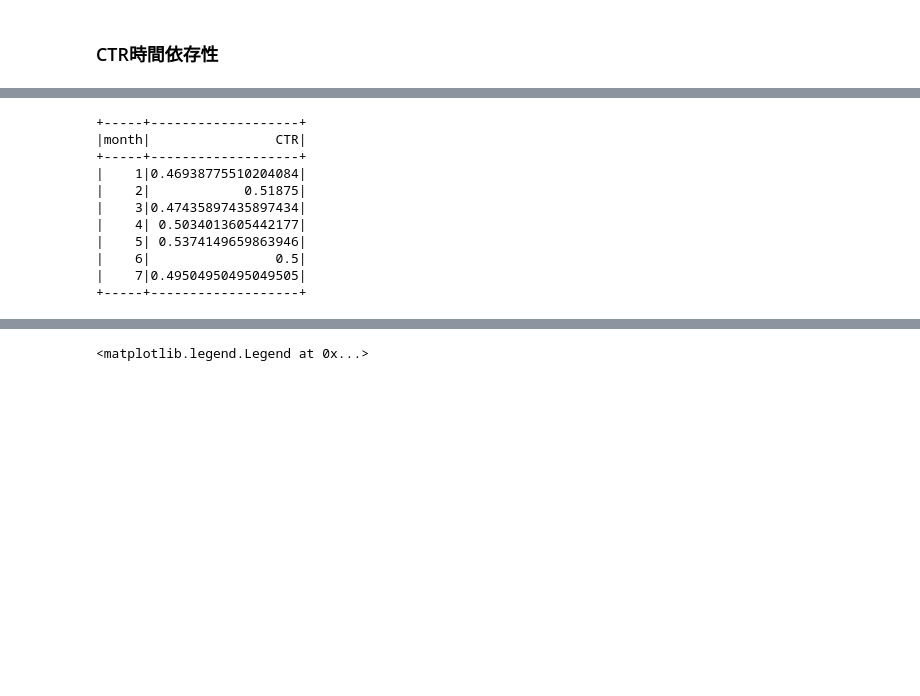
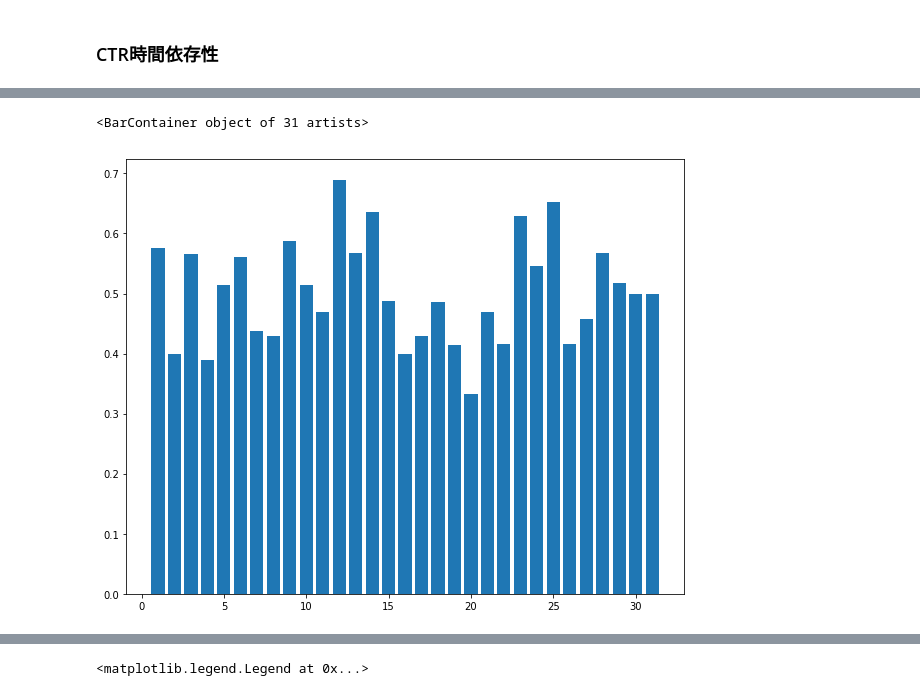
Before and after one commit to pondelion/DataAnalysis, a Jupyter notebook: Advertising/agg.ipynb, the cells around one changed output, grey strips where cells are left out. Saved outputs shown, nothing was run; the diff lists cells and outputs as text; code cells hidden in the pictures; blank space fills up the shorter version.

```diff
--- a/Advertising/agg.ipynb
+++ b/Advertising/agg.ipynb
@@ -154,5 +163,10 @@ only showing top 20 rows
+# %%
+plt.bar(pdf_day['day'], pdf_day['CTR'])
+# %% [output]
+<BarContainer object of 31 artists>
+[figure, added]
 # %%
-spark.sql('''
+pdf_month = spark.sql('''
 SELECT
   MONTH(to_timestamp(timestamp)) as month
   , SUM(`Clicked on Ad`) / COUNT(`Clicked on Ad`) AS CTR
@@ -162,16 +176,4 @@ GROUP BY
   MONTH(to_timestamp(timestamp))
 ORDER BY
   month
-''').show()
+''').toPandas()
-# %% [output]
-+-----+-------------------+
-|month|                CTR|
-+-----+-------------------+
-|    1|0.46938775510204084|
-|    2|            0.51875|
-|    3|0.47435897435897434|
-|    4| 0.5034013605442177|
-|    5| 0.5374149659863946|
-|    6|                0.5|
-|    7|0.49504950495049505|
-+-----+-------------------+
```
Also changed, not shown: parts of 8 cells of this notebook.
